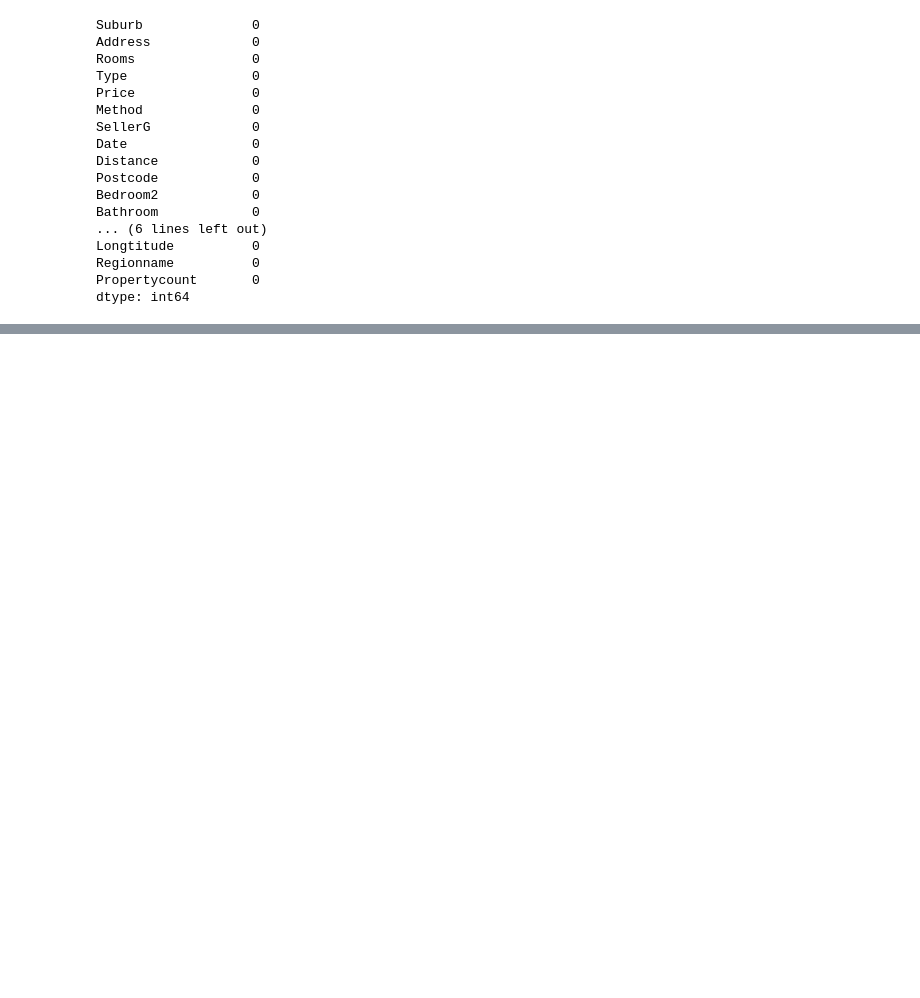
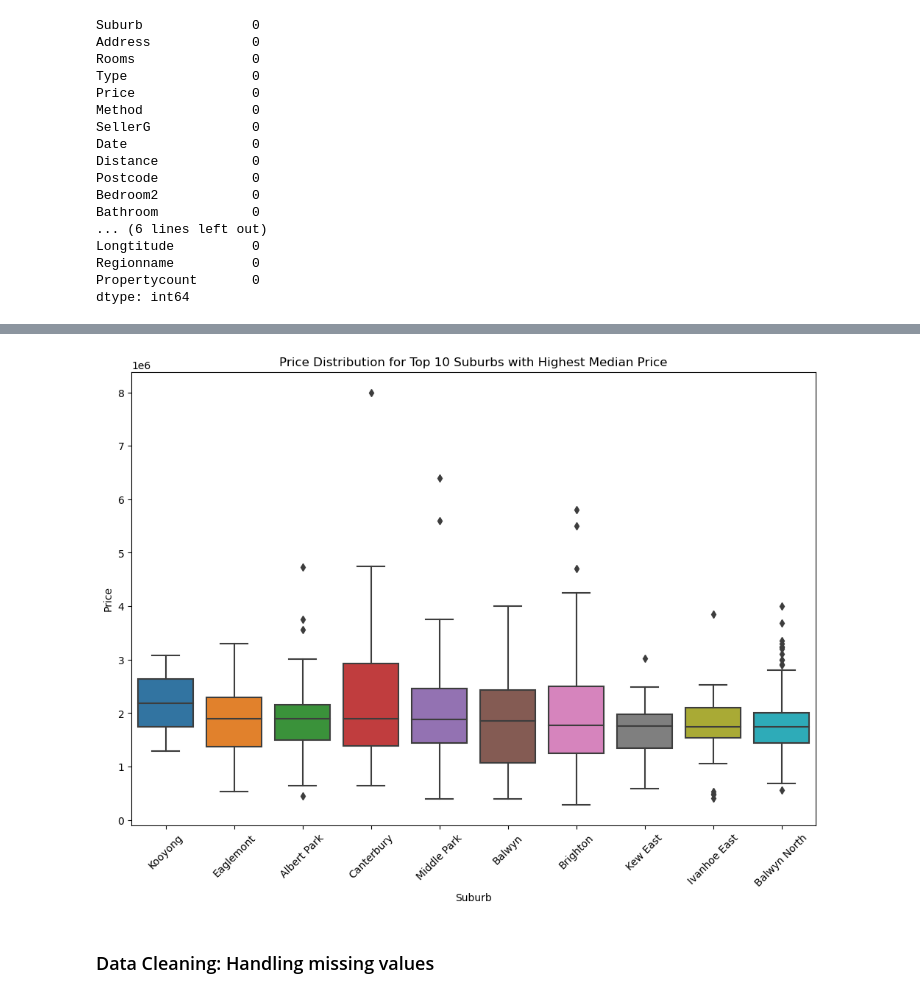
Before and after one commit to bt2805/real_estate_price_predictor, a Jupyter notebook: model/Untitled.ipynb, the cells around one changed output, grey strips where cells are left out. Cells and saved outputs as stored; diff of their text form; code cells hidden in the pictures; blank space fills up the shorter version.

```diff
--- a/model/Untitled.ipynb
+++ b/model/Untitled.ipynb
@@ -120,0 +163,21 @@ dtype: int64
+# %%
+median_price_per_suburb = df.groupby('Suburb')['Price'].median().sort_values(ascending=False)
+
+# Select top 10 suburbs with the highest median price
+top_suburbs = median_price_per_suburb.head(10).index
+
+# Filter the DataFrame to include only the top suburbs
+top_suburbs_df = df[df['Suburb'].isin(top_suburbs)]
+
+# Plotting
+plt.figure(figsize=(12, 8))
+sns.boxplot(x='Suburb', y='Price', data=top_suburbs_df, order=top_suburbs)
+plt.title('Price Distribution for Top 10 Suburbs with Highest Median Price')
+plt.xticks(rotation=45)  # Rotate suburb names for better readability
+plt.xlabel('Suburb')
+plt.ylabel('Price')
+plt.show()
+# %% [output]
+[figure, added]
+# %% [markdown]
+<h3> Data Cleaning: Handling missing values</h3>
```
Also changed, not shown: parts of 19 cells of this notebook, 2 other files.
